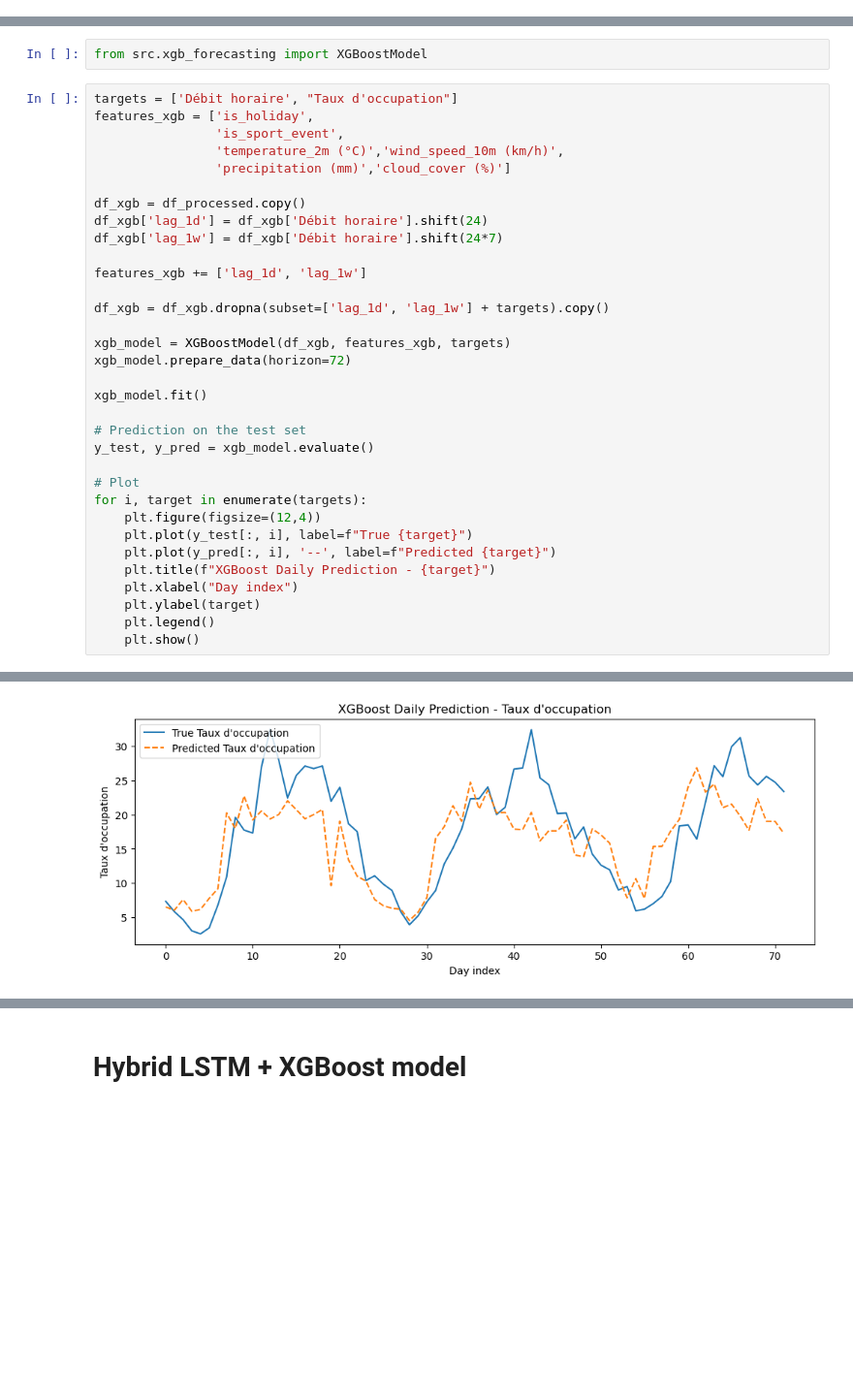
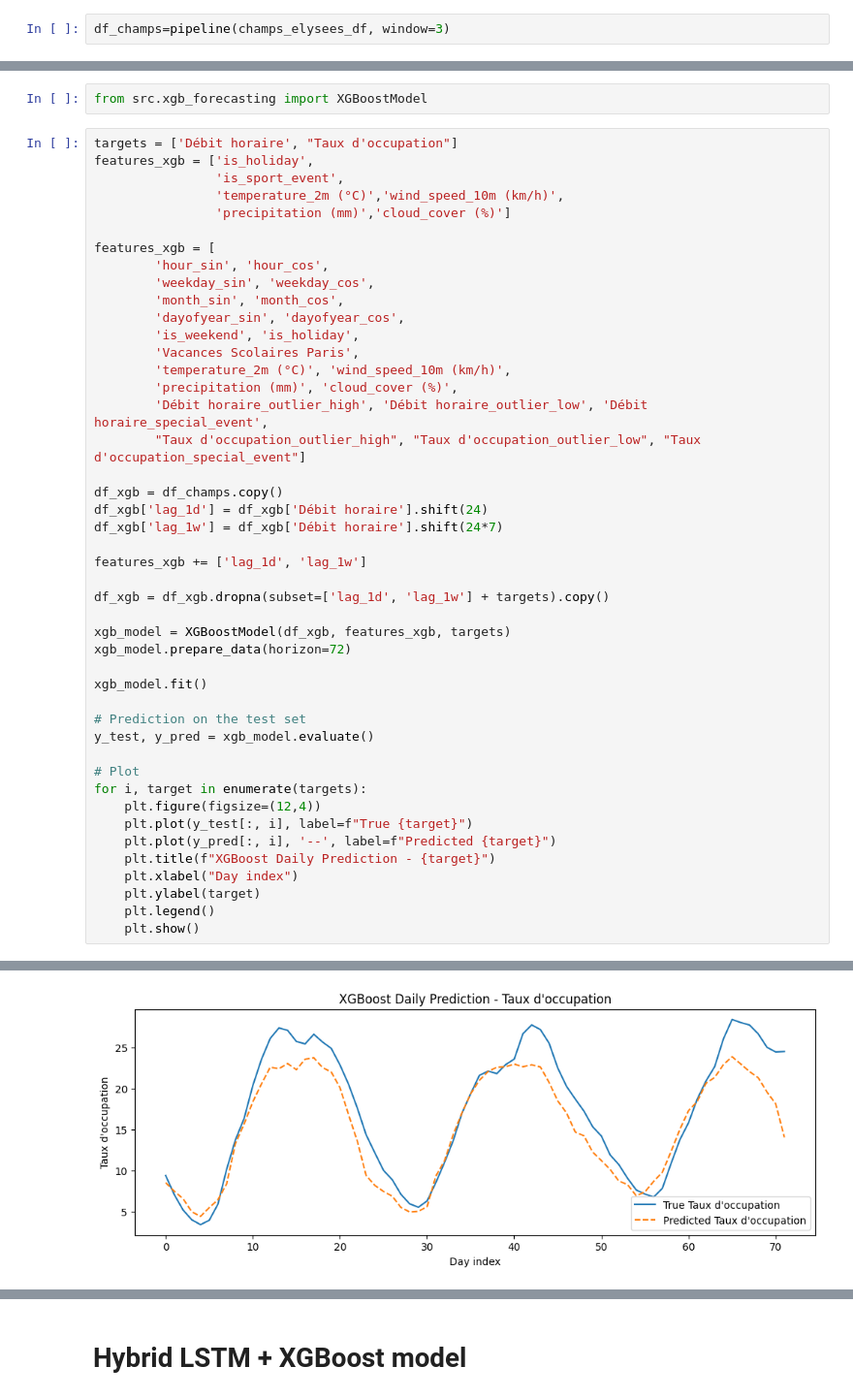
Before and after one commit to JimmyGuertin/Datathon-BCG, a Jupyter notebook: notebooks/forecasting_champs.ipynb, the cells around one changed output, grey strips where cells are left out. Shown at 97% size. Drawn from its saved outputs; the diff is of its cells as text; blank space fills up the shorter version.

Commit message:
new LSTM working on Champs Elysees

```diff
--- a/notebooks/forecasting_champs.ipynb
+++ b/notebooks/forecasting_champs.ipynb
@@ -43 +51,3 @@ Preprocessed Data : (8627, 45)
 5 rows × 45 columns
+# %%
+df_champs=pipeline(champs_elysees_df, window=3)
@@ -120,7 +141,19 @@ features_xgb = ['is_holiday',
                 'temperature_2m (°C)','wind_speed_10m (km/h)',
                 'precipitation (mm)','cloud_cover (%)']
 
-df_xgb = df_processed.copy()
+features_xgb = [
+        'hour_sin', 'hour_cos',
+        'weekday_sin', 'weekday_cos',
+        'month_sin', 'month_cos',
+        'dayofyear_sin', 'dayofyear_cos',
+        'is_weekend', 'is_holiday',
+        'Vacances Scolaires Paris',
+        'temperature_2m (°C)', 'wind_speed_10m (km/h)',
+        'precipitation (mm)', 'cloud_cover (%)',
+        'Débit horaire_outlier_high', 'Débit horaire_outlier_low', 'Débit horaire_special_event',
+        "Taux d'occupation_outlier_high", "Taux d'occupation_outlier_low", "Taux d'occupation_special_event"]
+
+df_xgb = df_champs.copy()
 df_xgb['lag_1d'] = df_xgb['Débit horaire'].shift(24)
 df_xgb['lag_1w'] = df_xgb['Débit horaire'].shift(24*7)
 
@@ -154,4 +187,4 @@ Taux d'occupation : RMSE = 5.65, Mean = 17.25, Relative Error = 32.73%
-[figure, old version]
+[figure, new version]
 # %%
 cv_results = xgb_model.cross_validate(n_splits=5)
 # %% [output]
```
Also changed, not shown: parts of 17 cells of this notebook, 18 other files.
